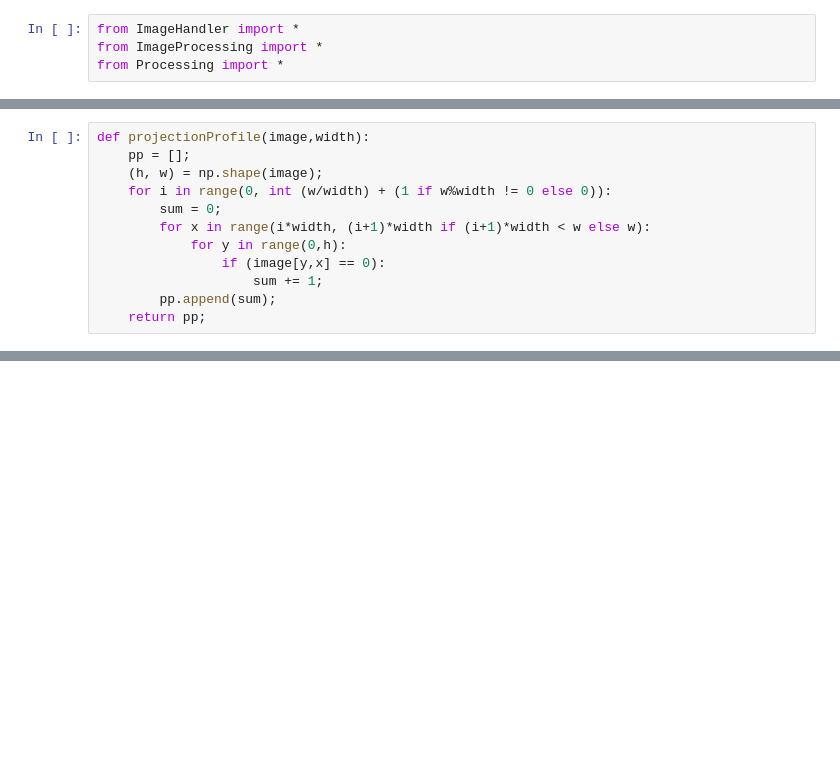
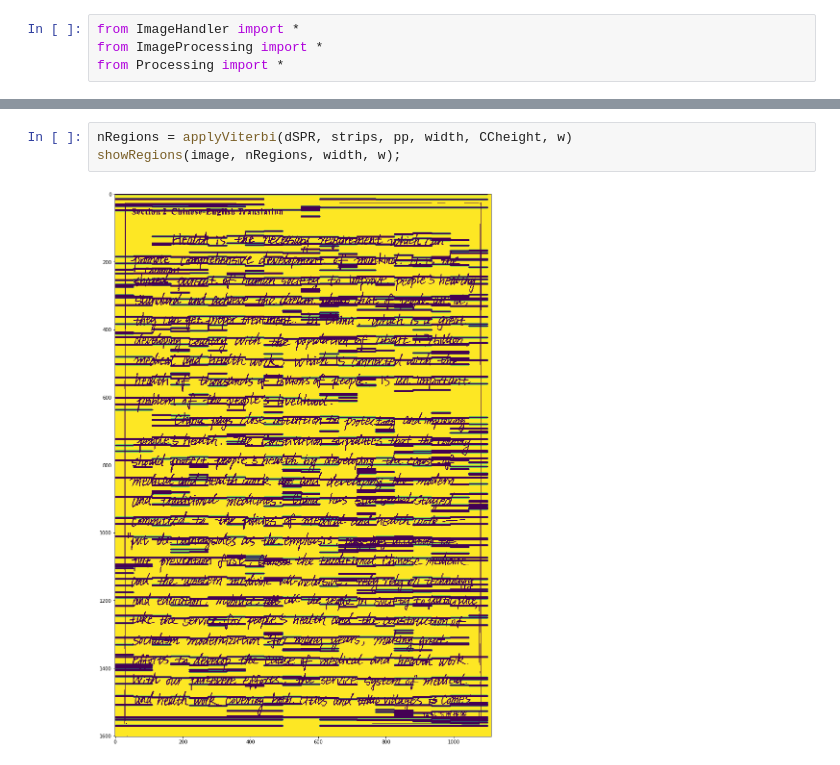
Before and after one commit to lcukerd/Papvassiliou, a Jupyter notebook: Implementation.ipynb, the cells around one changed output, grey strips where cells are left out. Drawn from its saved outputs; the diff is of its cells as text; blank space fills up the shorter version.

```diff
--- a/Implementation.ipynb
+++ b/Implementation.ipynb
@@ -39,12 +18,0 @@ def getSPR(image, width, M):
-# %%
-def projectionProfile(image,width):
-    pp = [];
-    (h, w) = np.shape(image);
-    for i in range(0, int (w/width) + (1 if w%width != 0 else 0)):
-        sum = 0;
-        for x in range(i*width, (i+1)*width if (i+1)*width < w else w):
-            for y in range(0,h):
-                if (image[y,x] == 0):
-                    sum += 1;
-        pp.append(sum);
-    return pp;
@@ -78,0 +43,5 @@ plt.imshow(image)
+# %%
+nRegions = applyViterbi(dSPR, strips, pp, width, CCheight, w)
+showRegions(image, nRegions, width, w);
+# %% [output]
+[figure, added]
```
Also changed, not shown: parts of 11 cells of this notebook, 4 other files.
